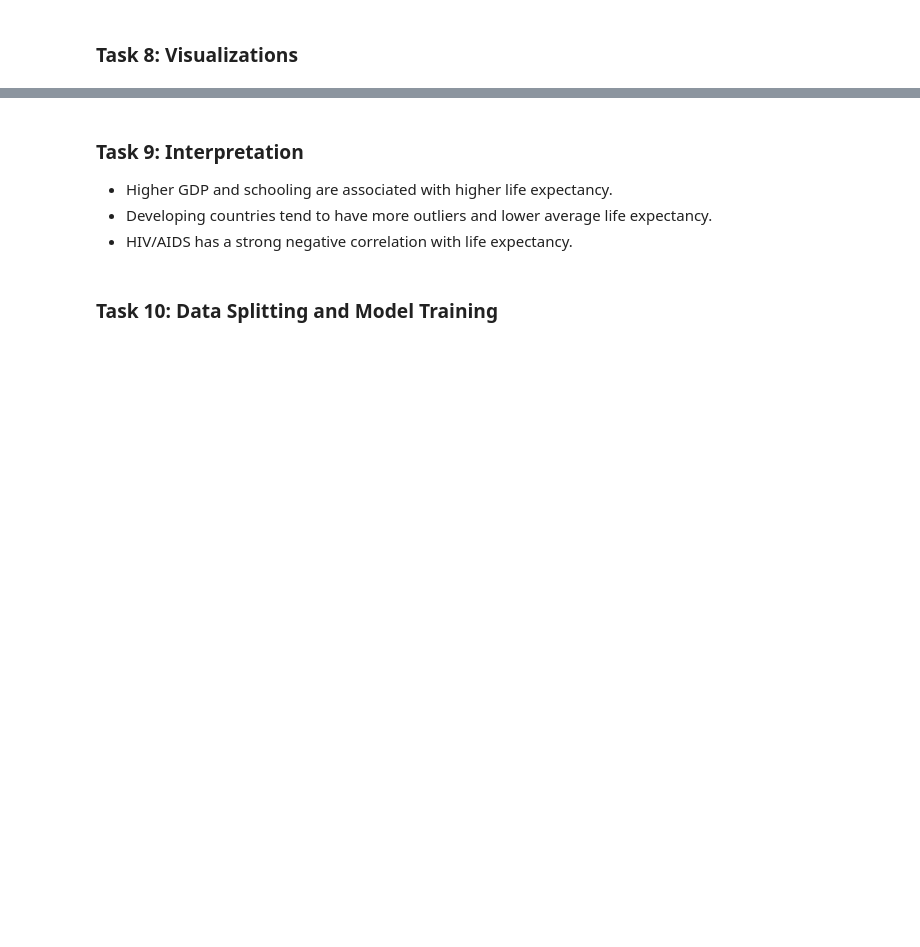
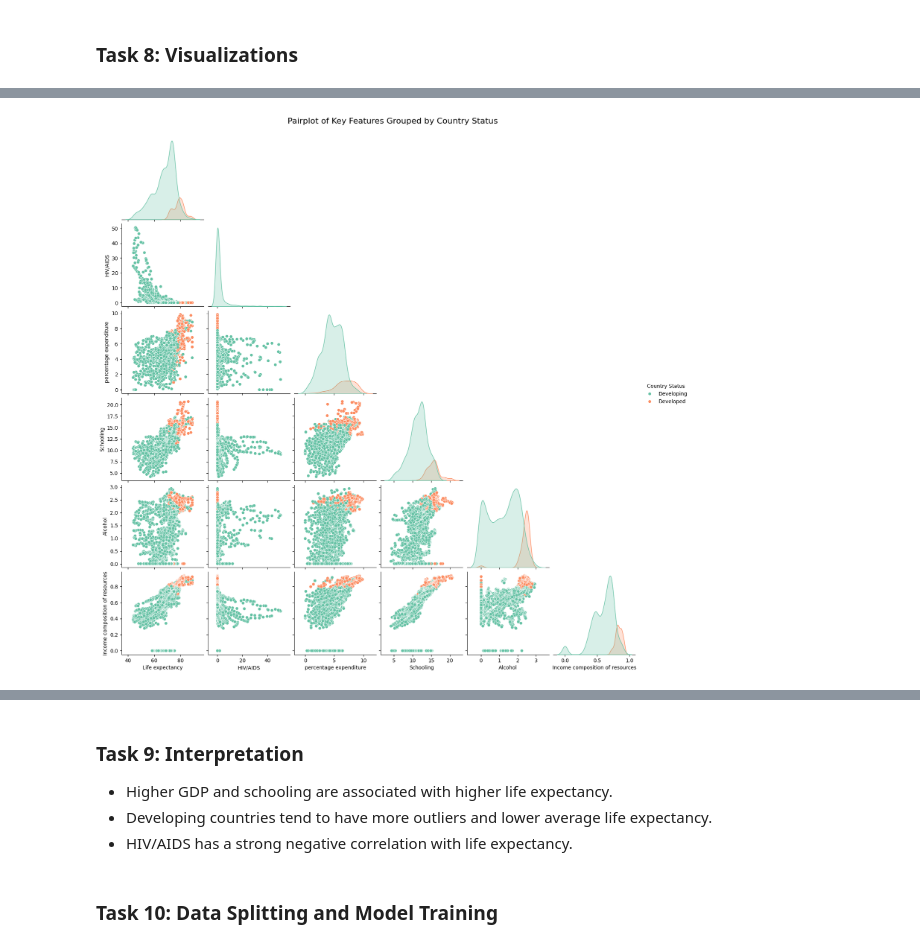
Before and after one commit to Juiana-Kalema/Life_Expectancy, a Jupyter notebook: life_expectancy.ipynb, the cells around one changed output, grey strips where cells are left out. Cells and saved outputs as stored; diff of their text form; code cells hidden in the pictures; blank space fills up the shorter version.

Commit message:
Pair plot

```diff
--- a/life_expectancy.ipynb
+++ b/life_expectancy.ipynb
@@ -569,7 +851,6 @@ df_final['Thinness Ratio'] = df_final['thinness 1-19 years'] / (df_final['thinne
 df_final['Healthcare Access Score'] = df_final['Immunization Score'] * df_final['Health Investment']
 df_final['GDP per Health $'] = df_final['GDP'] / (df_final['Total expenditure'] + 1e-5)
 df_final['Child Vulnerability Index'] = 0.6 * df_final['HIV/AIDS'] + 0.4 * (df_final['under-five deaths'] + df_final['infant deaths'])
-df_final['Healthy Life Years'] = df_final['Life expectancy'] - (df_final['Adult Mortality'] / 100)
 # %% [markdown]
 ### Task 6: Impact of New Features
 # %%
@@ -616,5 +915,26 @@ avg_life.plot(kind='bar', title='Top 10 Countries by Avg Life Expectancy')
 # %%
-sns.pairplot(df_final[['Life expectancy', 'HIV/AIDS', 'GDP', 'Schooling', 'Alcohol']], diag_kind='kde')
+import seaborn as sns
+import matplotlib.pyplot as plt
+
+# Create the pairplot with hue (e.g., by 'Status' column: 'Developed' or 'Developing')
+plot = sns.pairplot(
+    df_final[['Life expectancy', 'HIV/AIDS', 'percentage expenditure',
+              'Schooling', 'Alcohol', 'Income composition of resources', 'Status']],
+    hue='Status',                    # Add color grouping by 'Status'
+    diag_kind='kde',                # KDE for diagonal plots
+    palette='Set2',                 # Choose a readable color palette
+    corner=True                     # Optional: show only lower triangle to avoid repetition
+)
+
+# Add a title to the figure
+plot.fig.suptitle("Pairplot of Key Features Grouped by Country Status", y=1.02, fontsize=16)
+
+# Show the legend (usually shown by default with hue, but you can reposition or customize it)
+plot._legend.set_title("Country Status")  # Custom legend title
+
+plt.show()
+# %% [output]
+[figure, added]
 # %%
 sns.violinplot(x='Status', y='Immunization Score', data=df_final)
 plt.title("Immunization Score by Country Type")
```
Also changed, not shown: parts of 36 cells of this notebook.
